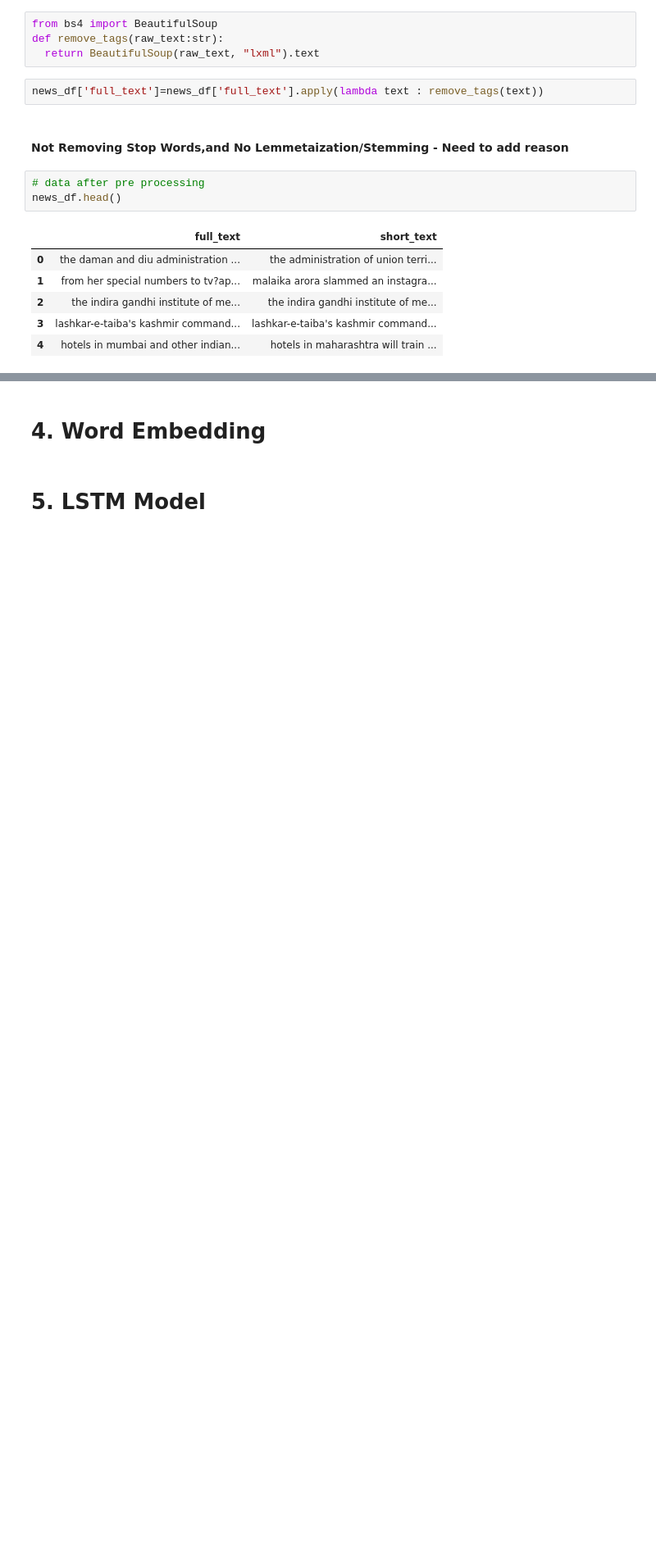
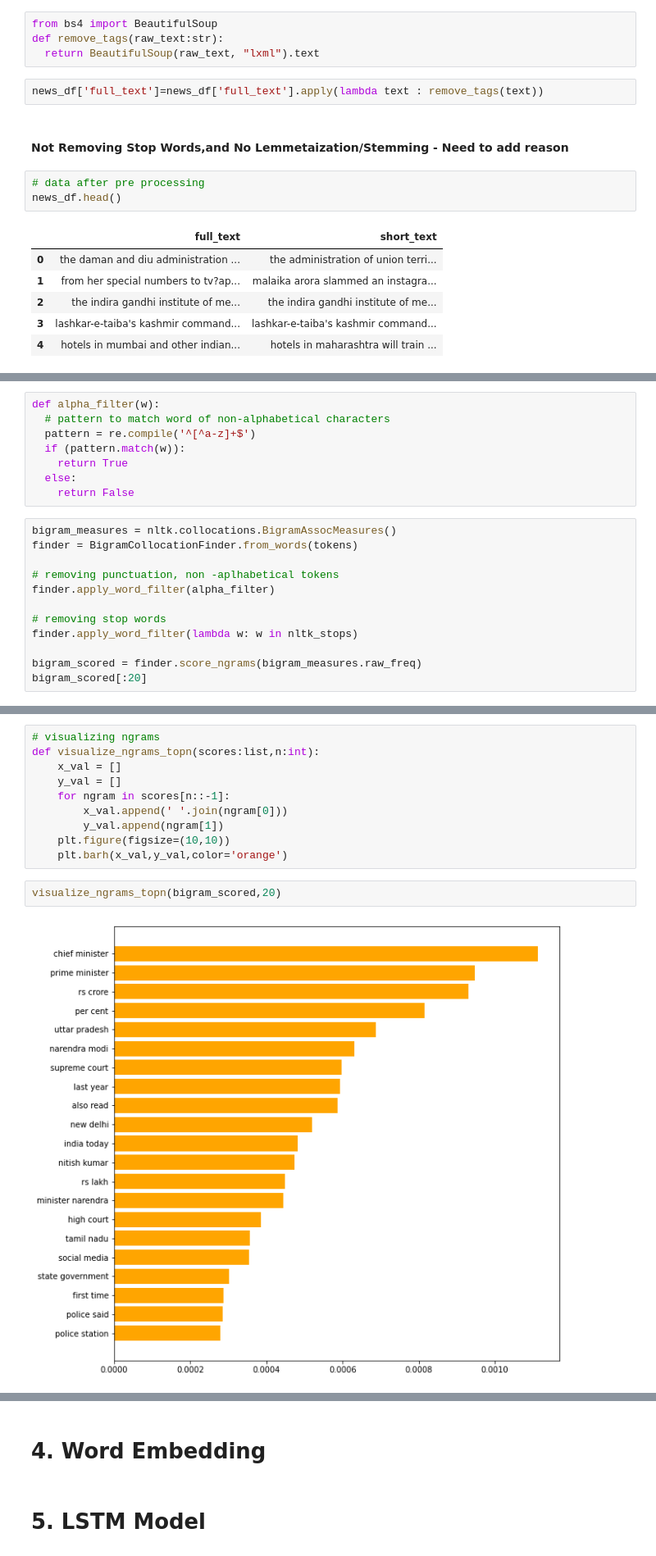
Before and after one commit to chaithrakc/news-summarization, a Jupyter notebook: News-Article-Summarization.ipynb, the cells around one changed output, grey strips where cells are left out. Shown at 82% size. Cells and saved outputs as stored; diff of their text form; blank space fills up the shorter version.

```diff
--- a/News-Article-Summarization.ipynb
+++ b/News-Article-Summarization.ipynb
@@ -223,0 +301,20 @@ plt.show()
+# %%
+def alpha_filter(w):
+  # pattern to match word of non-alphabetical characters
+  pattern = re.compile('^[^a-z]+$')
+  if (pattern.match(w)):
+    return True
+  else:
+    return False
+# %%
+bigram_measures = nltk.collocations.BigramAssocMeasures()
+finder = BigramCollocationFinder.from_words(tokens)
+
+# removing punctuation, non -aplhabetical tokens
+finder.apply_word_filter(alpha_filter)
+
+# removing stop words
+finder.apply_word_filter(lambda w: w in nltk_stops)
+
+bigram_scored = finder.score_ngrams(bigram_measures.raw_freq)
+bigram_scored[:20]
@@ -223,0 +342,14 @@ plt.show()
+# %%
+# visualizing ngrams
+def visualize_ngrams_topn(scores:list,n:int):
+    x_val = []
+    y_val = []
+    for ngram in scores[n::-1]:
+        x_val.append(' '.join(ngram[0]))
+        y_val.append(ngram[1])
+    plt.figure(figsize=(10,10))
+    plt.barh(x_val,y_val,color='orange')
+# %%
+visualize_ngrams_topn(bigram_scored,20)
+# %% [output]
+[figure, added]
```
Also changed, not shown: parts of 19 cells of this notebook.
